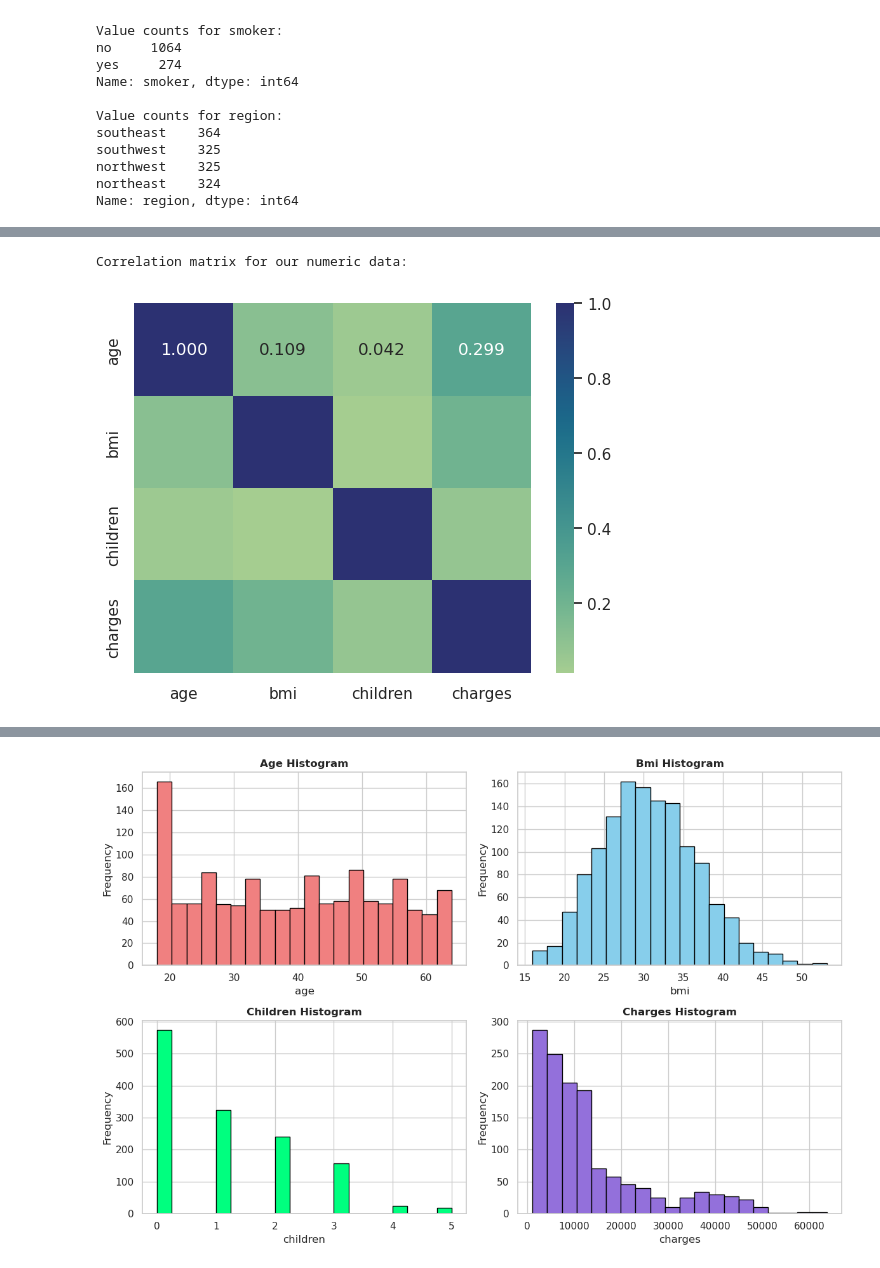
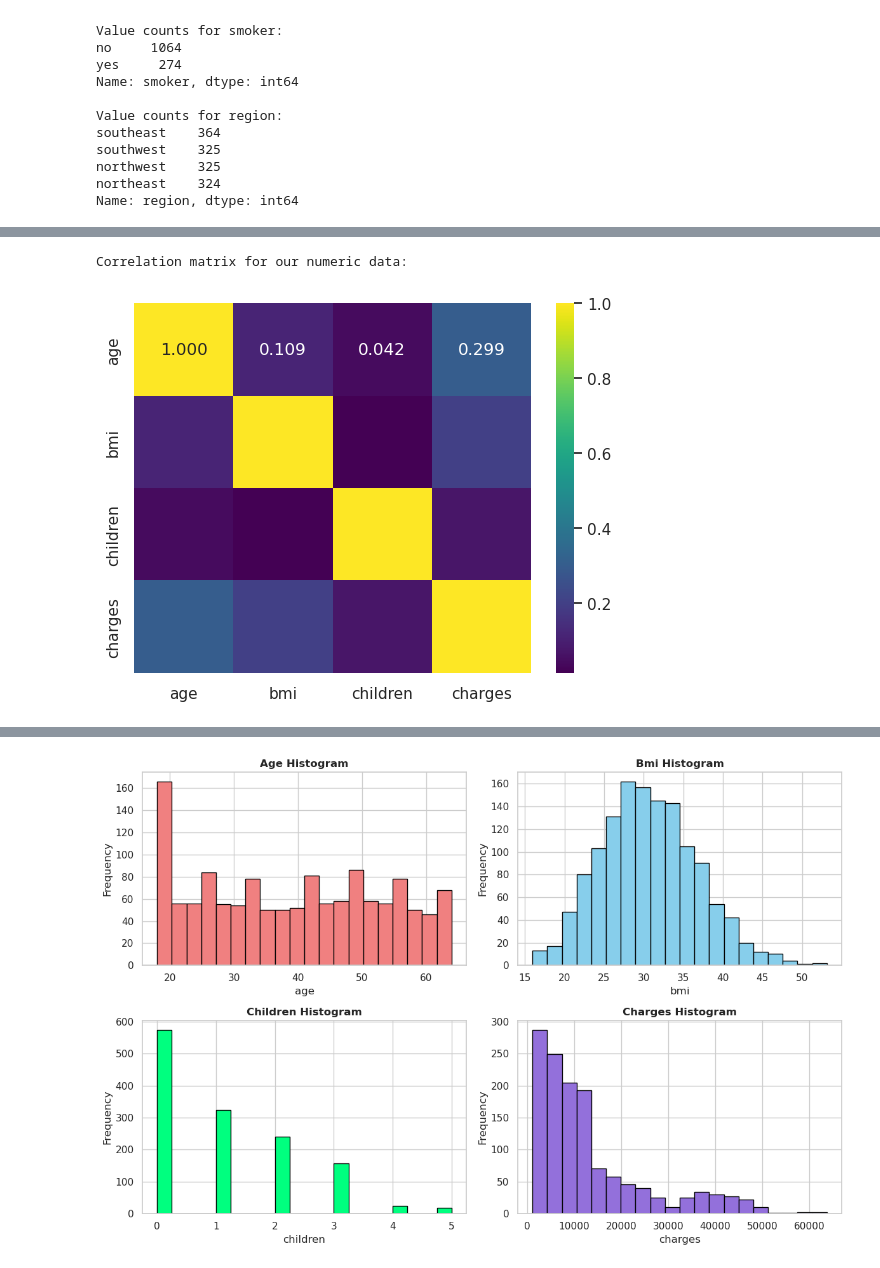
Before and after one commit to Arashjp8/data-mining-projects, a Jupyter notebook: #1/DataMiningProject1.ipynb, the cells around one changed output, grey strips where cells are left out. Cells and saved outputs as stored; diff of their text form; code cells hidden in the pictures.

```diff
--- a/#1/DataMiningProject1.ipynb
+++ b/#1/DataMiningProject1.ipynb
@@ -181,8 +225,8 @@ Name: region, dtype: int64
 # %%
 correlation_matrix = csv.corr()
-sns.heatmap(correlation_matrix, annot=True, cmap="crest", fmt=".3f")
+sns.heatmap(correlation_matrix, annot=True, cmap="viridis", fmt=".3f")
 print("\nCorrelation matrix for our numeric data:")
 plt.show()
 # %% [output]
 Correlation matrix for our numeric data:
-[figure, old version]
+[figure, new version]
```
Also changed, not shown: parts of 7 cells of this notebook, 1 other file.
